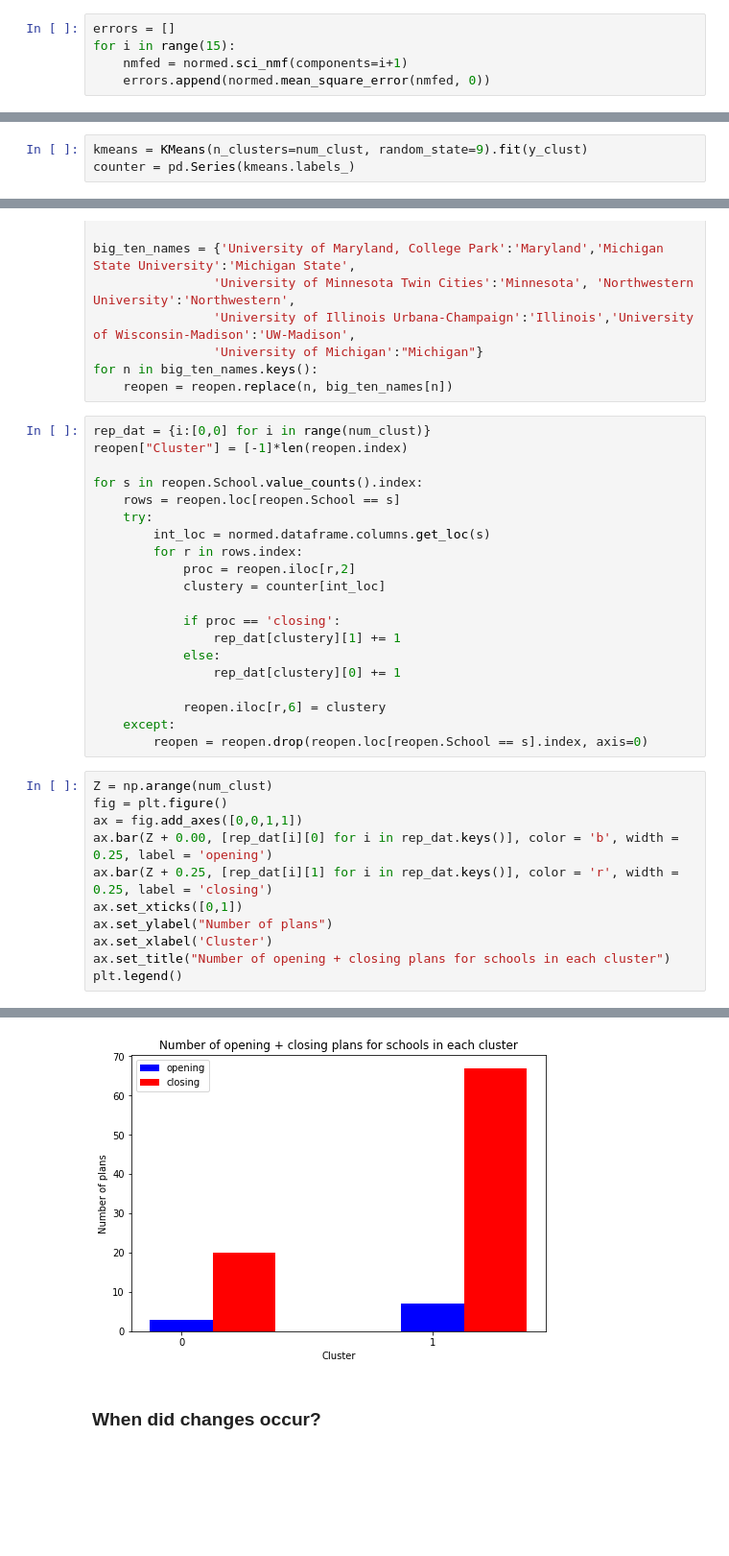
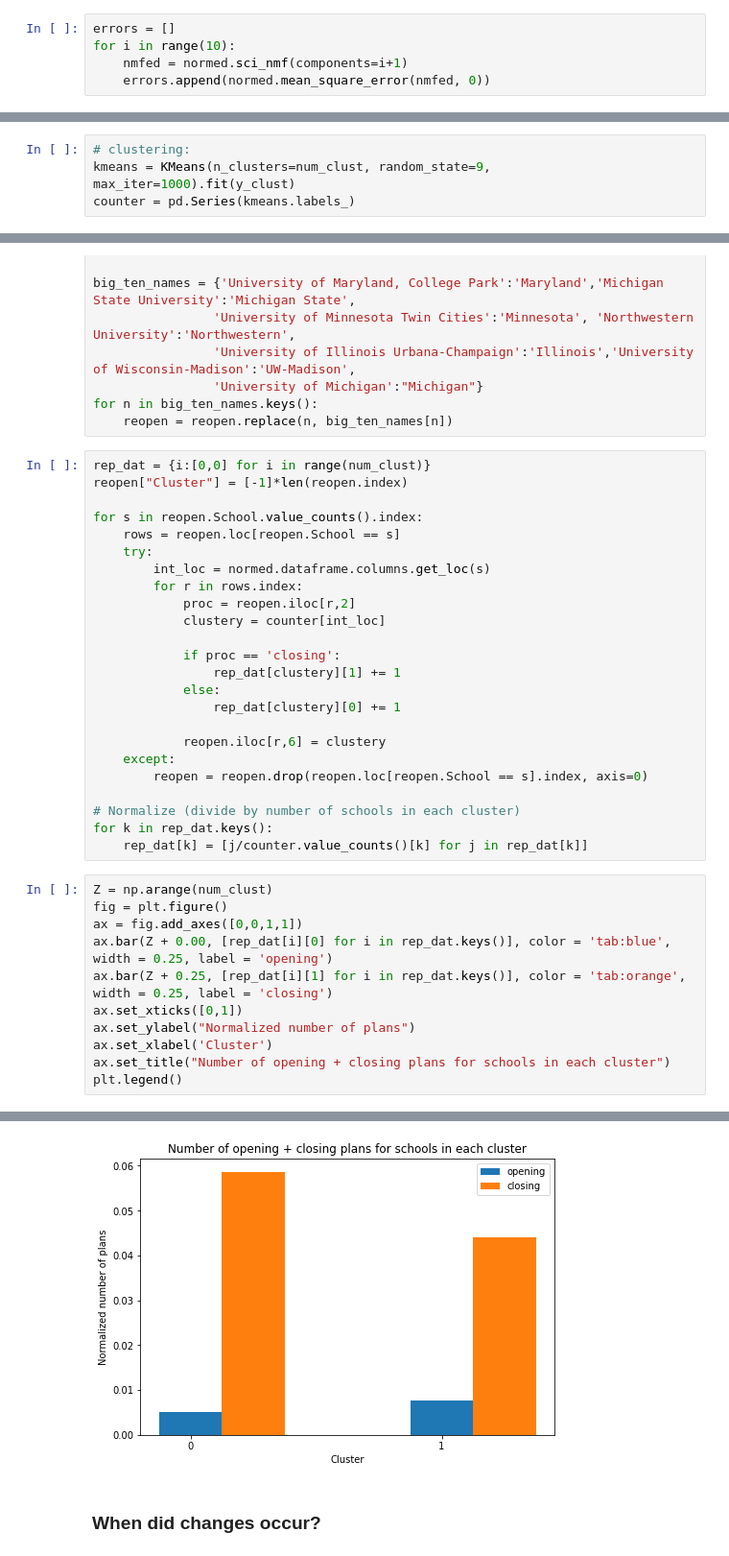
Before and after one commit to kevin-q2/Covid_Diffusion, a Jupyter notebook: analysis/School_Clustering.ipynb, the cells around one changed output, grey strips where cells are left out. Shown at 96% size. Saved outputs shown, nothing was run; the diff lists cells and outputs as text; blank space fills up the shorter version.

```diff
--- a/analysis/School_Clustering.ipynb
+++ b/analysis/School_Clustering.ipynb
@@ -72,7 +74,7 @@ normed = with_iso.normalizer()
 ### Choose a rank:
 # %%
 errors = []
-for i in range(15):
+for i in range(10):
     nmfed = normed.sci_nmf(components=i+1)
     errors.append(normed.mean_square_error(nmfed, 0))
 # %%
@@ -213,3 +200,4 @@ num_clust = max(silhouette, key=silhouette.get)
 # %%
-kmeans = KMeans(n_clusters=num_clust, random_state=9).fit(y_clust)
+# clustering:
+kmeans = KMeans(n_clusters=num_clust, random_state=9, max_iter=1000).fit(y_clust)
 counter = pd.Series(kmeans.labels_)
@@ -308,19 +346,23 @@ for s in reopen.School.value_counts().index:
             reopen.iloc[r,6] = clustery
     except:
         reopen = reopen.drop(reopen.loc[reopen.School == s].index, axis=0)
+
+# Normalize (divide by number of schools in each cluster)
+for k in rep_dat.keys():
+    rep_dat[k] = [j/counter.value_counts()[k] for j in rep_dat[k]]
 # %%
 Z = np.arange(num_clust)
 fig = plt.figure()
 ax = fig.add_axes([0,0,1,1])
-ax.bar(Z + 0.00, [rep_dat[i][0] for i in rep_dat.keys()], color = 'b', width = 0.25, label = 'opening')
-ax.bar(Z + 0.25, [rep_dat[i][1] for i in rep_dat.keys()], color = 'r', width = 0.25, label = 'closing')
+ax.bar(Z + 0.00, [rep_dat[i][0] for i in rep_dat.keys()], color = 'tab:blue', width = 0.25, label = 'opening')
+ax.bar(Z + 0.25, [rep_dat[i][1] for i in rep_dat.keys()], color = 'tab:orange', width = 0.25, label = 'closing')
 ax.set_xticks([0,1])
-ax.set_ylabel("Number of plans")
+ax.set_ylabel("Normalized number of plans")
 ax.set_xlabel('Cluster')
 ax.set_title("Number of opening + closing plans for schools in each cluster")
 plt.legend()
 # %% [output]
 <matplotlib.legend.Legend at 0x...>
-[figure, old version]
+[figure, new version]
 # %% [markdown]
 ### When did changes occur?
```
Also changed, not shown: parts of 19 cells of this notebook, 1 other file.
